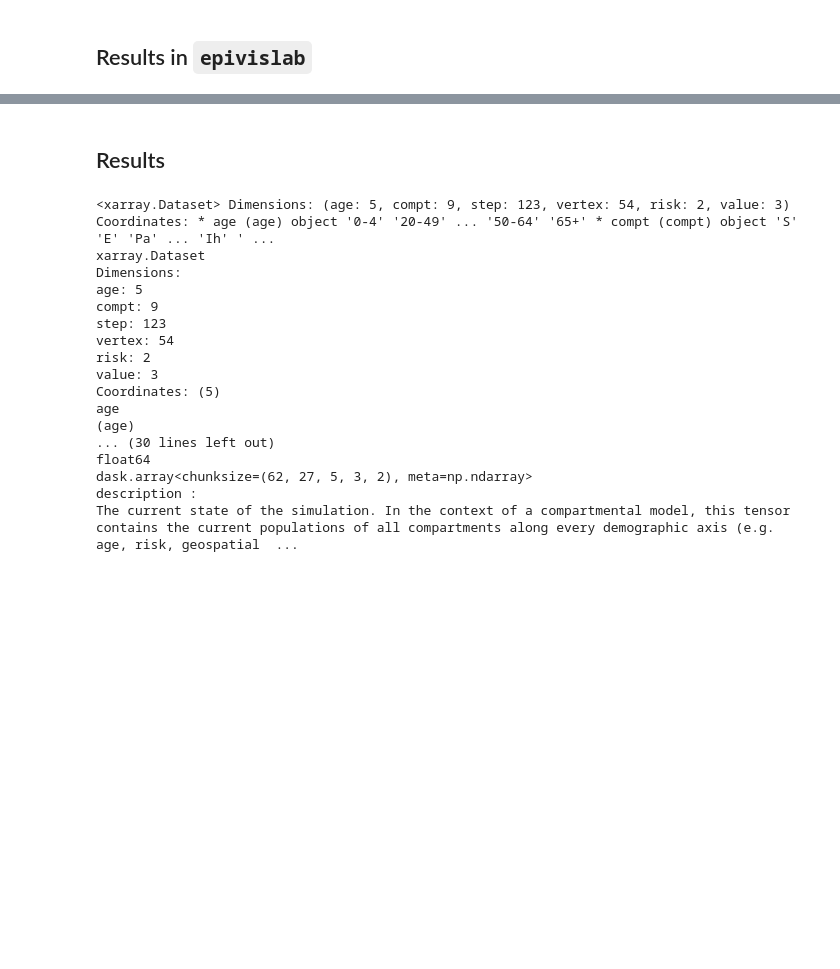
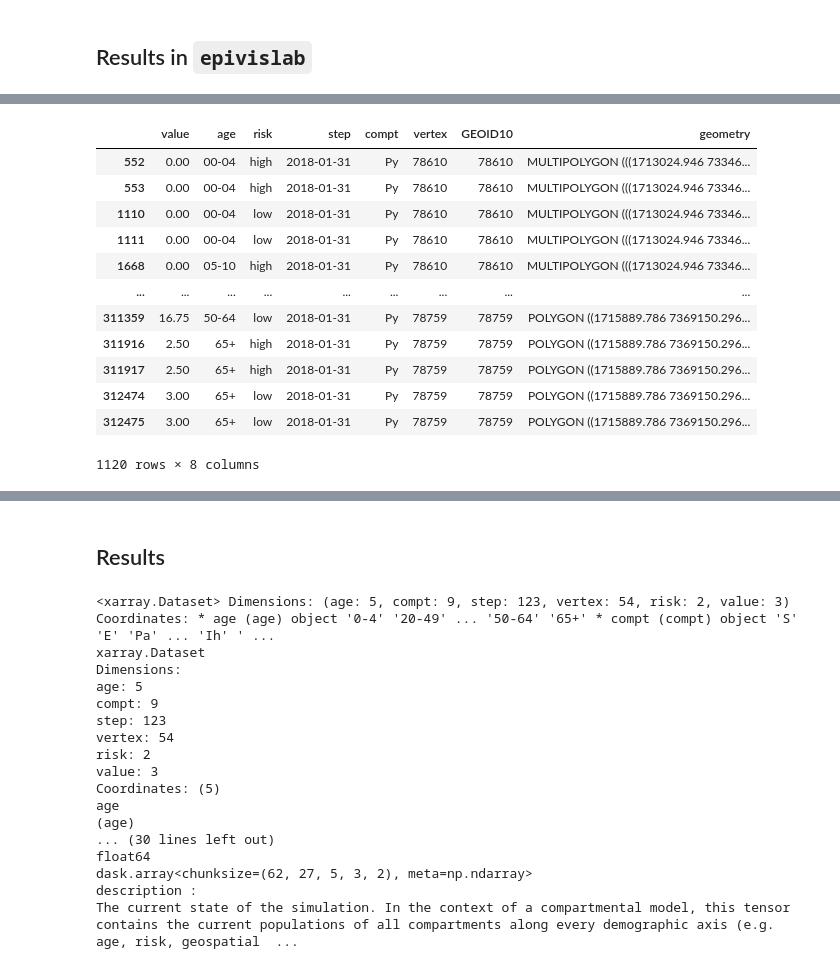
Before and after one commit to bhollo0329/epimodels, a Jupyter notebook: notebooks/AustinGranularModel.ipynb, the cells around one changed output, grey strips where cells are left out. Cells and saved outputs as stored; diff of their text form; code cells hidden in the pictures; blank space fills up the shorter version.

```diff
--- a/notebooks/AustinGranularModel.ipynb
+++ b/notebooks/AustinGranularModel.ipynb
@@ -270,0 +331,10 @@ VBox(children=(HBox(children=(Dropdown(description='vertex', options=('78610', '
+# %%
+sims_q50_shape = gpd.GeoDataFrame(
+    pd.merge(
+        sims_q50,
+        shapefile[['GEOID10', 'geometry']],
+        left_on='vertex',
+        right_on='GEOID10'
+    ),
+    crs=shapefile.crs
+)
@@ -270,0 +344,16 @@ VBox(children=(HBox(children=(Dropdown(description='vertex', options=('78610', '
+# %%
+sims_q50_shape_example
+# %% [output]
+|  | value | age | risk | step | compt | vertex | GEOID10 | geometry |
+| 552 | 0.00 | 00-04 | high | 2018-01-31 | Py | 78610 | 78610 | MULTIPOLYGON (((1713024.946 73346... |
+| 553 | 0.00 | 00-04 | high | 2018-01-31 | Py | 78610 | 78610 | MULTIPOLYGON (((1713024.946 73346... |
+| 1110 | 0.00 | 00-04 | low | 2018-01-31 | Py | 78610 | 78610 | MULTIPOLYGON (((1713024.946 73346... |
+| 1111 | 0.00 | 00-04 | low | 2018-01-31 | Py | 78610 | 78610 | MULTIPOLYGON (((1713024.946 73346... |
+| 1668 | 0.00 | 05-10 | high | 2018-01-31 | Py | 78610 | 78610 | MULTIPOLYGON (((1713024.946 73346... |
+| ... | ... | ... | ... | ... | ... | ... | ... | ... |
+| 311359 | 16.75 | 50-64 | low | 2018-01-31 | Py | 78759 | 78759 | POLYGON ((1715889.786 7369150.296... |
+| 311916 | 2.50 | 65+ | high | 2018-01-31 | Py | 78759 | 78759 | POLYGON ((1715889.786 7369150.296... |
+| 311917 | 2.50 | 65+ | high | 2018-01-31 | Py | 78759 | 78759 | POLYGON ((1715889.786 7369150.296... |
+| 312474 | 3.00 | 65+ | low | 2018-01-31 | Py | 78759 | 78759 | POLYGON ((1715889.786 7369150.296... |
+| 312475 | 3.00 | 65+ | low | 2018-01-31 | Py | 78759 | 78759 | POLYGON ((1715889.786 7369150.296... |
+1120 rows × 8 columns
```
Also changed, not shown: parts of 49 cells of this notebook, 6 other files.
